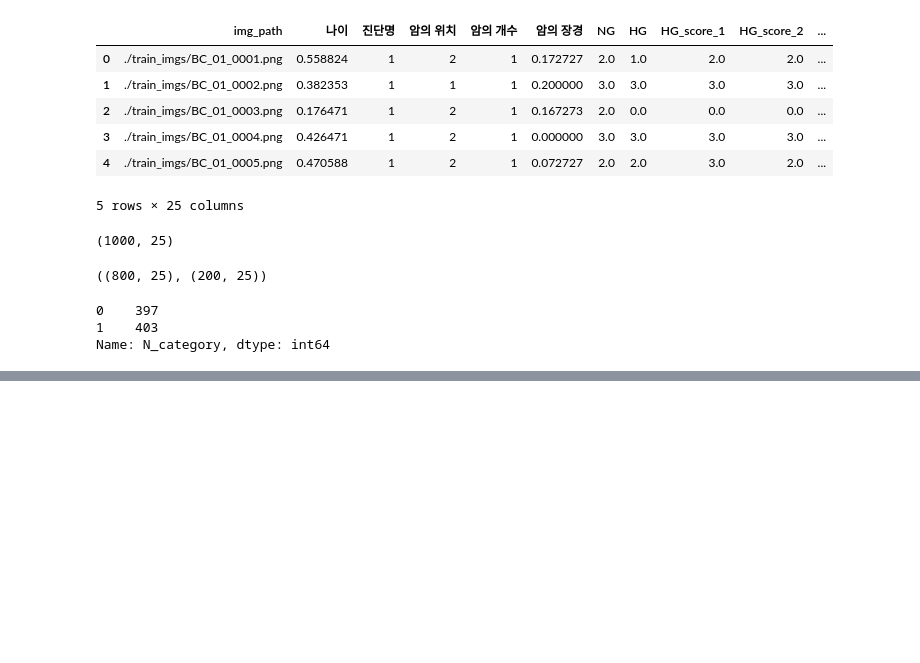
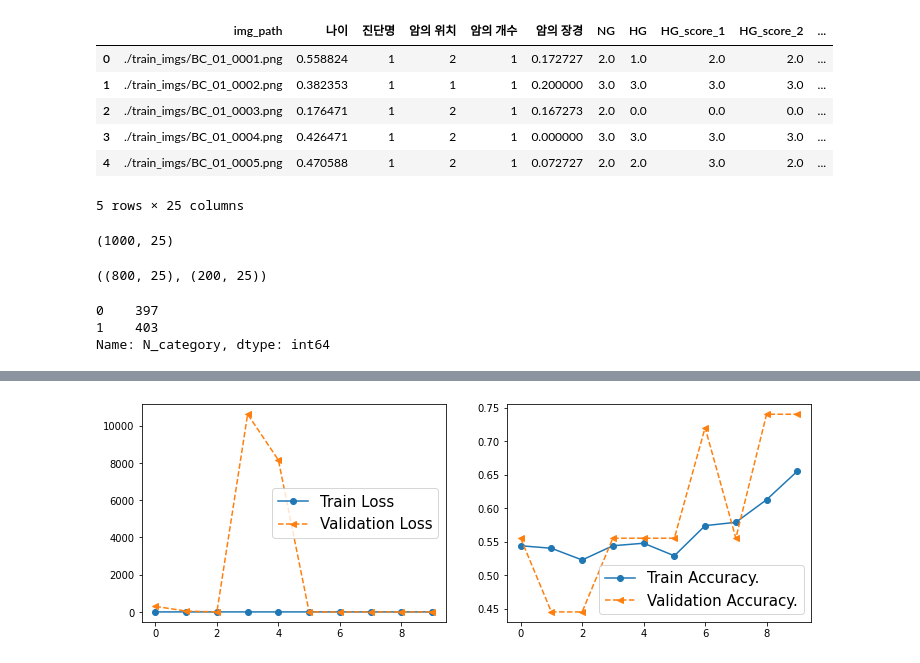
Before and after one commit to yeoyyeoyyyu/Cancer_transfer, a Jupyter notebook: keras_model.ipynb, the cells around one changed output, grey strips where cells are left out. Cells and saved outputs as stored; diff of their text form; code cells hidden in the pictures; blank space fills up the shorter version.

```diff
--- a/keras_model.ipynb
+++ b/keras_model.ipynb
@@ -164,12 +201,9 @@ tf.Tensor([1 1 0 0 0 0 1 1 0 0 0 1 0 1 0 0 1 0 1 1 0 0 0 0 1 0 0 0 1 0 0 1], sha
 # %%
-mobilenet = MobileNetV3Large(include_top=False, input_shape=[config['IMG_SIZE'], config['IMG_SIZE'], 3], weights='imagenet')
+resnet = tf.keras.applications.resnet50.ResNet50(include_top=False, input_shape=[config['IMG_SIZE'], config['IMG_SIZE'], 3], weights='imagenet')
 
 input1 = Input(shape=(config['IMG_SIZE'], config['IMG_SIZE'], 3), dtype=tf.float32)
 
-x = preprocess_input(input1)
-x = tf.squeeze(x)
-x = mobilenet(x)
-
+x = resnet(input1)
 x = GlobalAveragePooling2D()(x)
 
 input2 = Input(shape=(23,), dtype=tf.float32)
@@ -190,7 +224,6 @@ x = Activation('relu')(x)
 x = BatchNormalization()(x)
 x = Dropout(0.5)(x)
 
-output = Dense(1, activation='sigmoid')(x)
+output = Dense(2, activation='softmax')(x)
 
-#model
 model = tf.keras.models.Model(inputs=[input1, input2], outputs=[output])
@@ -219,11 +249,11 @@ Non-trainable params: 25,072
 __________________________________________________________________________________________________
 # %%
-# accuracy 오류 해결해야함
-mc = tf.keras.callbacks.ModelCheckpoint("/content/drive/MyDrive/sj/dacon/cancer_transfer_prediction/model_best.h5",
-                                        monitor='val_loss', mode='min', verbose=1, save_best_only=True)
+mc = ModelCheckpoint("/content/drive/MyDrive/sj/dacon/cancer_transfer_prediction/model_best.h5",
+                                        monitor='val_accuracy', mode='max', verbose=1, save_best_only=True)
+es = EarlyStopping(monitor="val_accuracy", mode="max", verbose=1, patience=10)
 
-mobilenet.trainable = True
+resnet.trainable = True
 model.compile(optimizer=Adam(learning_rate=config['LEARNING_RATE']),
-              loss=BinaryCrossentropy(from_logits=True),
-              metrics=[Accuracy(), Recall()])
-model.fit((dt), epochs=10, validation_data=(dv), callbacks=[mc])
+              loss=CategoricalCrossentropy(),
+              metrics=['accuracy', Recall()])
+history = model.fit((dt), epochs=10, validation_data=(dv), callbacks=[mc, es])
@@ -229,0 +278,4 @@ model.fit((dt), epochs=10, validation_data=(dv), callbacks=[mc])
+# %%
+plot_learning_progress(history)
+# %% [output]
+[figure, added]
```
Also changed, not shown: parts of 9 cells of this notebook.
